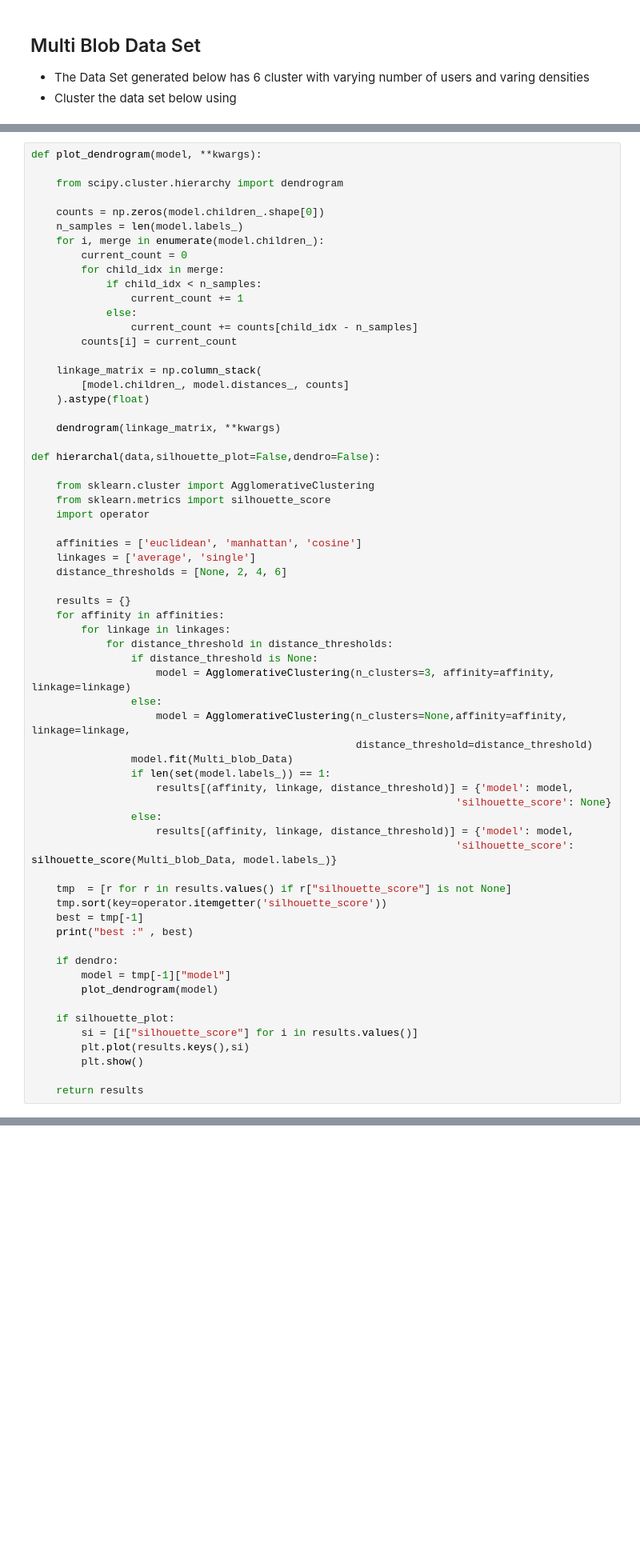
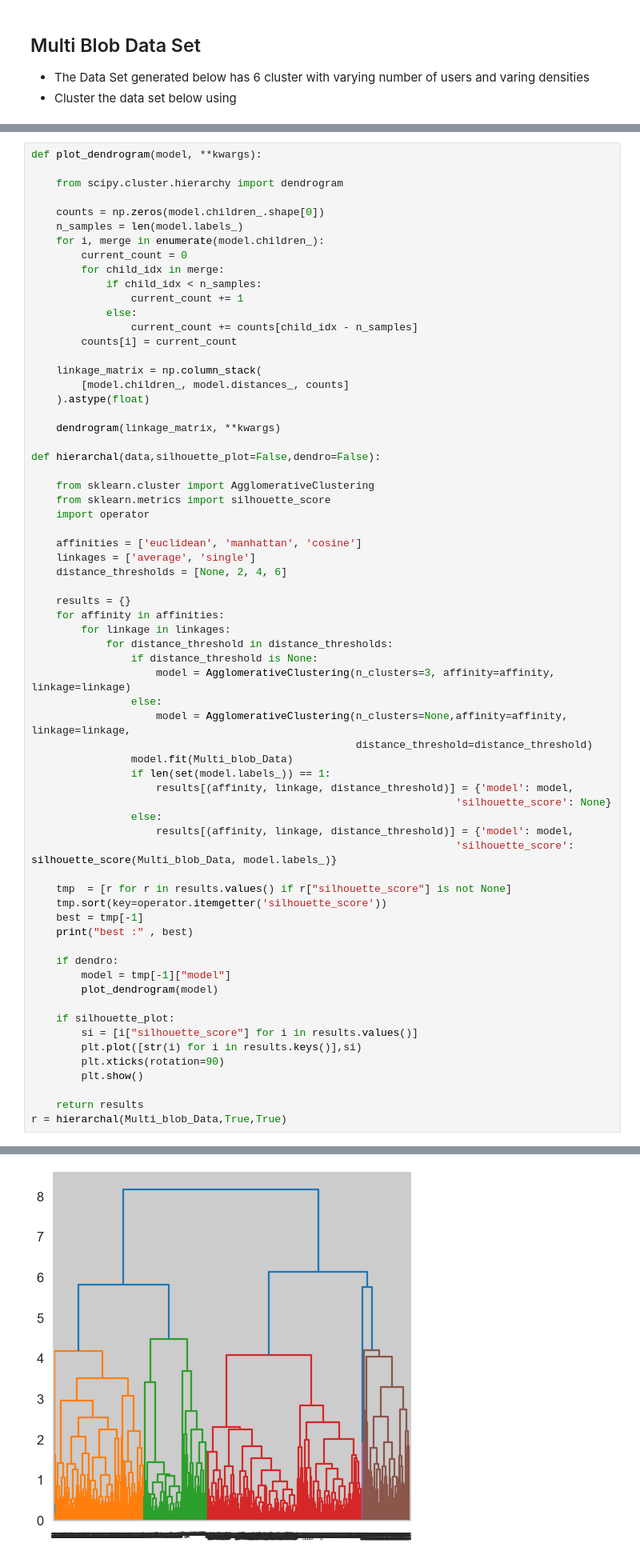
Before and after one commit to ahmednadr/guc-clustering-notebook, a Jupyter notebook: Clustering Project.ipynb, the cells around one changed output, grey strips where cells are left out. Shown at 80% size. Drawn from its saved outputs; the diff is of its cells as text; blank space fills up the shorter version.

```diff
--- a/Clustering Project.ipynb
+++ b/Clustering Project.ipynb
@@ -196,7 +203,10 @@ def hierarchal(data,silhouette_plot=False,dendro=False):
 
     if silhouette_plot:
         si = [i["silhouette_score"] for i in results.values()]
-        plt.plot(results.keys(),si)
+        plt.plot([str(i) for i in results.keys()],si)
+        plt.xticks(rotation=90)
         plt.show()
 
     return results
+r = hierarchal(Multi_blob_Data,True,True)
+# %% [output]
@@ -203,3 +215,4 @@ def hierarchal(data,silhouette_plot=False,dendro=False):
+[figure, added]
 # %% [markdown]
 ### DBScan
 * Use DBScan function to  to cluster the above data
```
Also changed, not shown: parts of 9 cells of this notebook.
